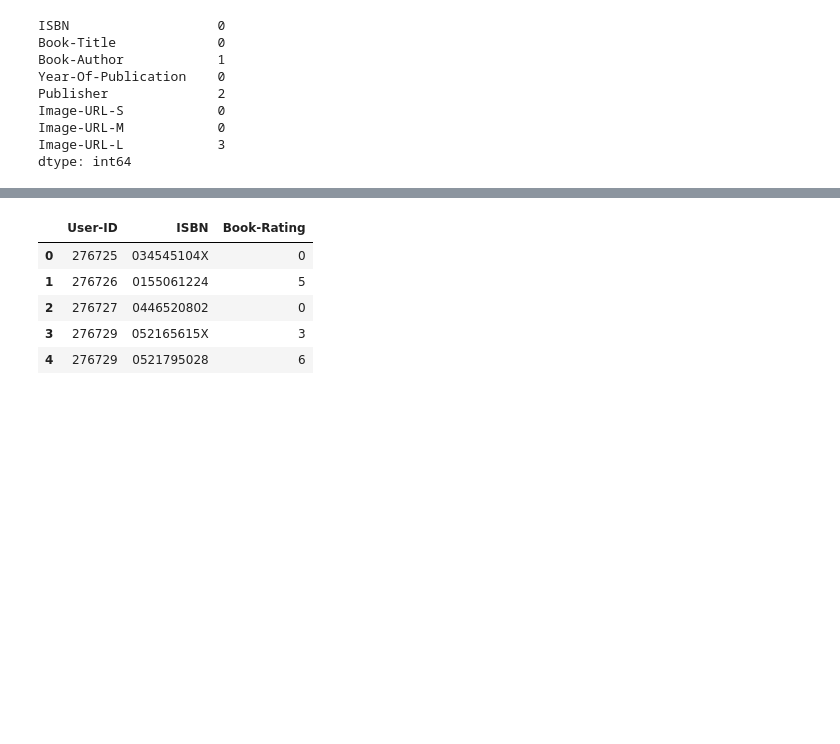
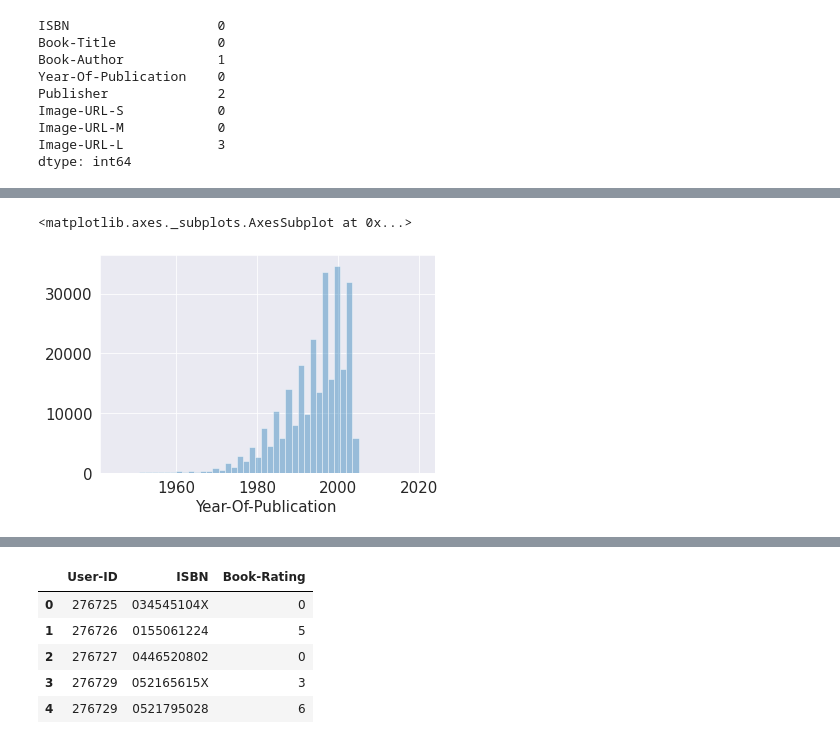
Before and after one commit to Kaizensk/Book-Recommender-System, a Jupyter notebook: ShwetaKumari_Book_Recommendation.ipynb, the cells around one changed output, grey strips where cells are left out. Saved outputs shown, nothing was run; the diff lists cells and outputs as text; code cells hidden in the pictures; blank space fills up the shorter version.

```diff
--- a/ShwetaKumari_Book_Recommendation.ipynb
+++ b/ShwetaKumari_Book_Recommendation.ipynb
@@ -122,0 +162,12 @@ dtype: int64
+# %%
+dfbooks.loc[(dfbooks['Year-Of-Publication'] > 2006) | (dfbooks['Year-Of-Publication'] == 0), 'Year-Of-Publication'] = np.NAN
+dfbooks['Year-Of-Publication'].fillna(round(dfbooks['Year-Of-Publication'].median()), inplace = True)
+# %%
+dfbooks['Year-Of-Publication'] = dfbooks['Year-Of-Publication'].astype(np.int32)
+# %%
+# Publication by Year
+#year = pd.to_numeric(dfbooks['Year-Of-Publication'], 'coerse').fillna(2099, downcast = 'infer')
+sns.distplot(dfbooks['Year-Of-Publication'], kde=False, hist_kws={"range": [1945,2020]})
+# %% [output]
+<matplotlib.axes._subplots.AxesSubplot at 0x...>
+[figure, added]
```
Also changed, not shown: parts of 70 cells of this notebook.
